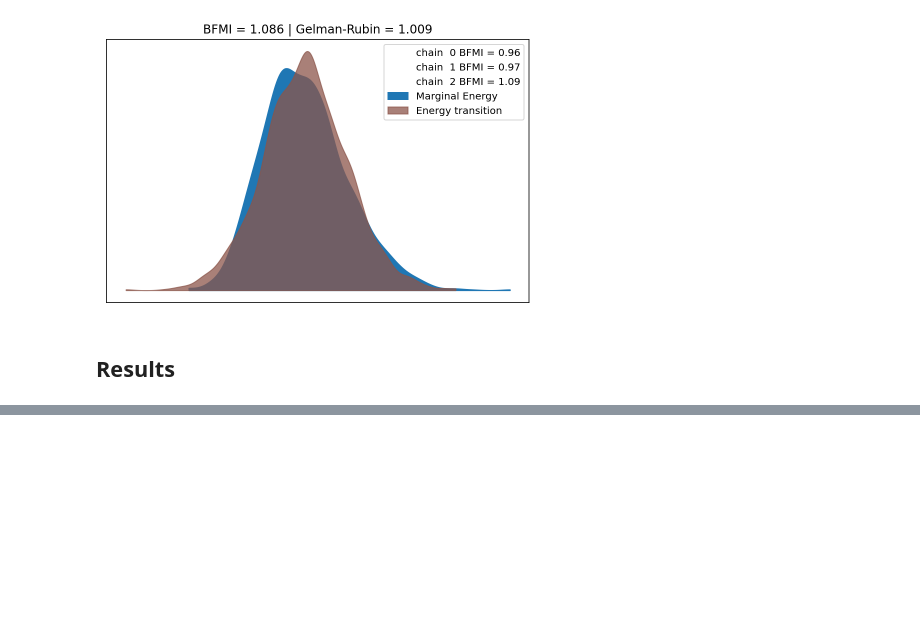
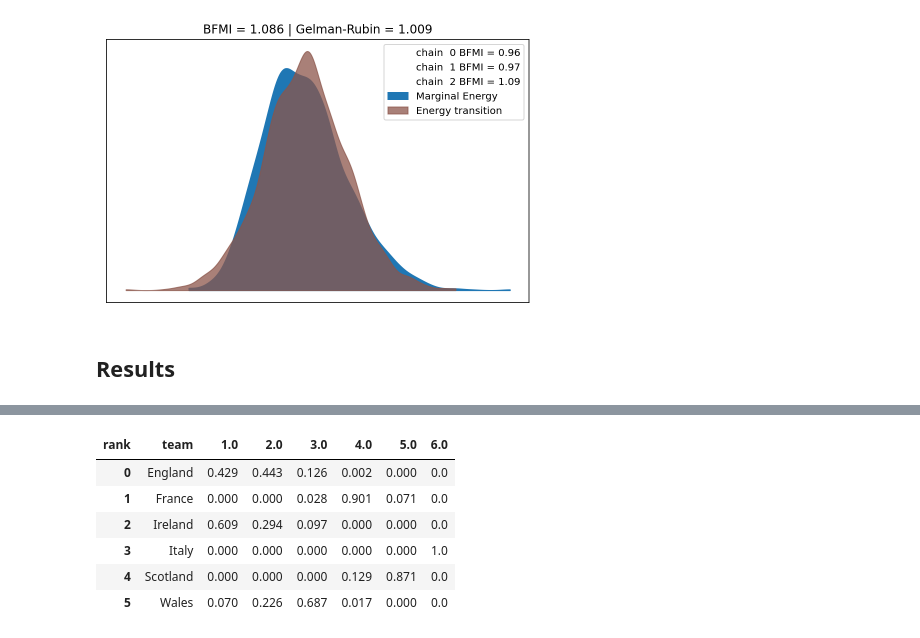
Before and after one commit to jhrcook/pymc3-tutorials, a Jupyter notebook: 013_rugby-predictions.ipynb, the cells around one changed output, grey strips where cells are left out. Saved outputs shown, nothing was run; the diff lists cells and outputs as text; code cells hidden in the pictures; blank space fills up the shorter version.

```diff
--- a/013_rugby-predictions.ipynb
+++ b/013_rugby-predictions.ipynb
@@ -206,0 +227,5 @@ plt.show()
+# %%
+with model:
+    pp_trace = pm.sample_posterior_predictive(
+        trace=trace, samples=1000, random_seed=RANDOM_SEED
+    )
@@ -206,0 +260,28 @@ plt.show()
+# %%
+simulated_table = (
+    home_sim_df.groupby("team")
+    .sum()
+    .add(away_sim_df.groupby("team").sum())
+    .add(home_draw.groupby("team").sum())
+    .add(away_draw.groupby("team").sum())
+    .rank(ascending=False, method="min", axis=0)
+    .reset_index()
+    .melt(id_vars="team", value_name="rank")
+    .groupby("team")["rank"]
+    .value_counts()
+    .unstack(level="rank")
+    .fillna(0)
+)
+
+n_samples = simulated_table.sum(axis=1).values[0]
+simulated_table = simulated_table.div(n_samples).reset_index(drop=False)
+
+simulated_table
+# %% [output]
+| rank | team | 1.0 | 2.0 | 3.0 | 4.0 | 5.0 | 6.0 |
+| 0 | England | 0.429 | 0.443 | 0.126 | 0.002 | 0.000 | 0.0 |
+| 1 | France | 0.000 | 0.000 | 0.028 | 0.901 | 0.071 | 0.0 |
+| 2 | Ireland | 0.609 | 0.294 | 0.097 | 0.000 | 0.000 | 0.0 |
+| 3 | Italy | 0.000 | 0.000 | 0.000 | 0.000 | 0.000 | 1.0 |
+| 4 | Scotland | 0.000 | 0.000 | 0.000 | 0.129 | 0.871 | 0.0 |
+| 5 | Wales | 0.070 | 0.226 | 0.687 | 0.017 | 0.000 | 0.0 |
```
Also changed, not shown: parts of 14 cells of this notebook, 6 other files.
